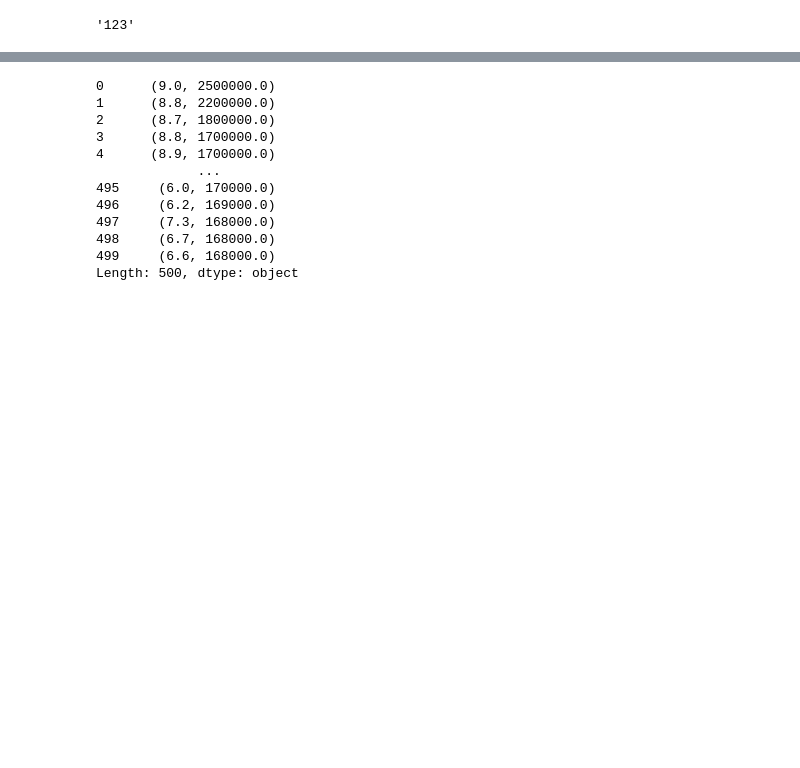
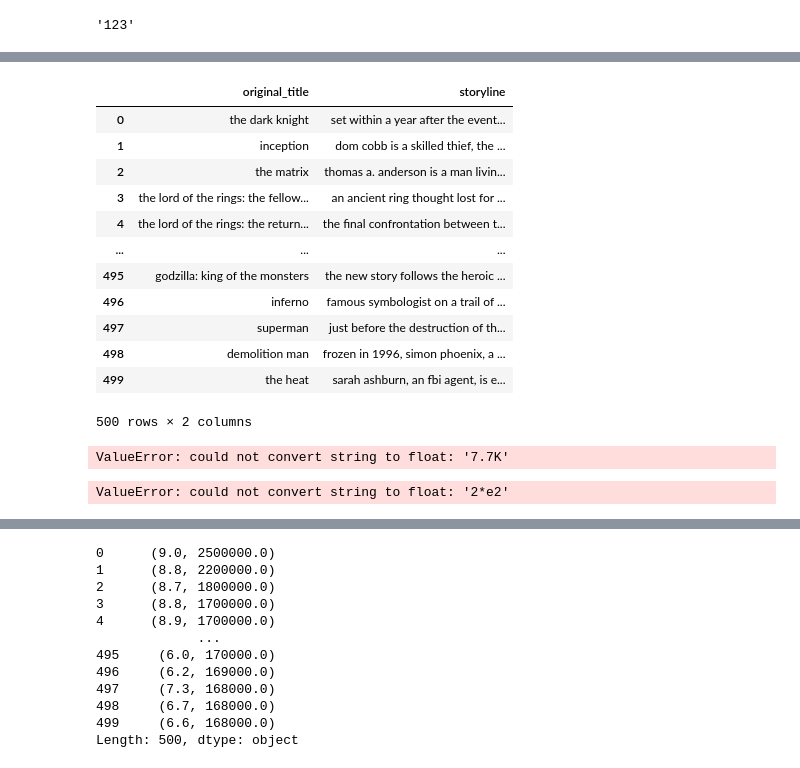
Before and after one commit to ilyamil/movie_recommender_system, a Jupyter notebook: notebooks/reviews_cleaning.ipynb, the cells around one changed output, grey strips where cells are left out. Cells and saved outputs as stored; diff of their text form; code cells hidden in the pictures; blank space fills up the shorter version.

```diff
--- a/notebooks/reviews_cleaning.ipynb
+++ b/notebooks/reviews_cleaning.ipynb
@@ -161,0 +177,49 @@ split_aggregate_rating_col(action)
+# %%
+def foo(x): return x.str.lower()
+action[['original_title', 'storyline']].apply(foo)
+# %% [output]
+|  | original_title | storyline |
+| 0 | the dark knight | set within a year after the event... |
+| 1 | inception | dom cobb is a skilled thief, the ... |
+| 2 | the matrix | thomas a. anderson is a man livin... |
+| 3 | the lord of the rings: the fellow... | an ancient ring thought lost for ... |
+| 4 | the lord of the rings: the return... | the final confrontation between t... |
+| ... | ... | ... |
+| 495 | godzilla: king of the monsters | the new story follows the heroic ... |
+| 496 | inferno | famous symbologist on a trail of ... |
+| 497 | superman | just before the destruction of th... |
+| 498 | demolition man | frozen in 1996, simon phoenix, a ... |
+| 499 | the heat | sarah ashburn, an fbi agent, is e... |
+500 rows × 2 columns
+# %%
+def expand_short_form(string_num: str):
+    if string_num is None:
+        return None
+
+    short_forms = {
+        'K': 1_000,
+        'M': 1_000_000,
+        'B': 1_000_000_000,
+        'T': 1_000_000_000_000
+    }
+    last_char = string_num[-1]
+    if last_char not in short_forms.keys():
+        return float(string_num)
+    return float(string_num[:-1]) * short_forms.get(last_char, None)
+
+
+p = pd.json_normalize(
+        action['review_summary']
+        .apply(ast.literal_eval)
+    )
+p = p\
+    .apply(lambda x: x.str.split('User reviews|Critic reviews|Metascore'))\
+    .apply(lambda x: x.str.get(0))\
+
+p['n_user_reviews'].apply(expand_short_form)
+# %% [output]
+ValueError: could not convert string to float: '7.7K'
+# %%
+float('2*e2')
+# %% [output]
+ValueError: could not convert string to float: '2*e2'
```
Also changed, not shown: parts of 14 cells of this notebook, 5 other files.
